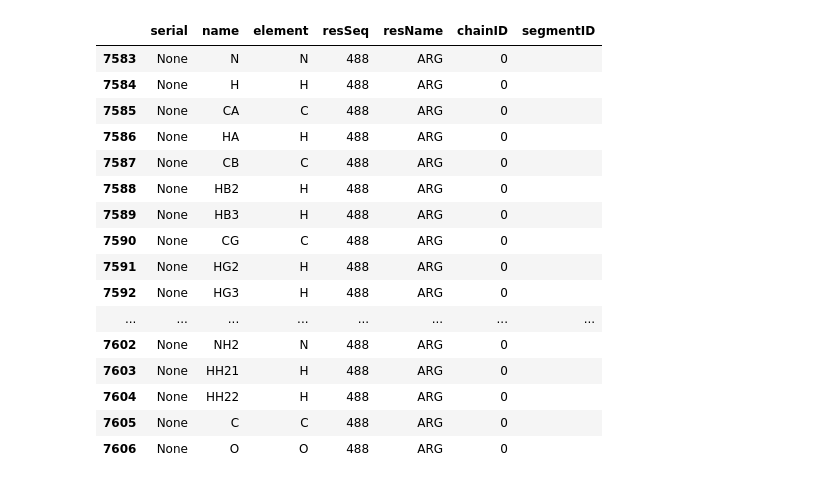
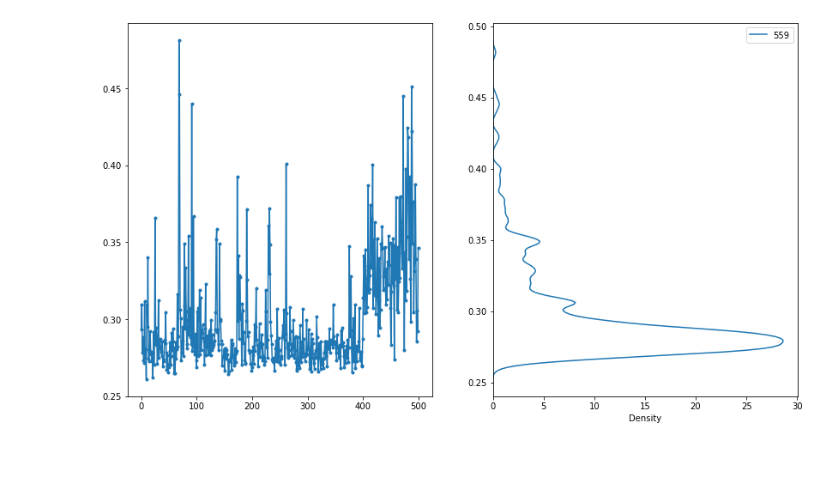
Before and after one commit to cmrg-lab/serca-atp-datp, a Jupyter notebook: simulation_structures/quick_analysis/Trajectory_domain_analysis.ipynb, the cells around one changed output. Cells and saved outputs as stored; diff of their text form; code cells hidden in the pictures; blank space fills up the shorter version.

```diff
--- a/simulation_structures/quick_analysis/Trajectory_domain_analysis.ipynb
+++ b/simulation_structures/quick_analysis/Trajectory_domain_analysis.ipynb
@@ -277,2 +339,9 @@ plt.plot(contact_human_dATP_dist[:,623])
+# %%
+def strongest_contacts(contact_distance, pair_list, start_average = 0.8, end_average = 1.0):
+    n_frames, n_contacts = contact_distance.shape
+    start_ind = int(start_average*n_frames)
+    end_ind = int(end_average*n_frames)
+    means_list = contact_distance[start_ind:end_ind,:].mean(axis = 0)
+    return means_list
 # %%
 contact_human_ATP_dist.mean(axis = 0)[5]
@@ -433,11 +349,0 @@ import itertools
-# %%
-contacts = list(itertools.product([993], np.arange(0,992)))
-
-
-contact_human_ATP_dist, pairs_original = md.compute_contacts(human_3W5A_ATP, contacts)
-contact_human_dATP_dist, pairs_original = md.compute_contacts(human_3W5A_dATP, contacts)
-# %%
-contacts = list(itertools.product([995], np.arange(0,994)))
-
-contact_original_ATP_dist, pairs_human = md.compute_contacts(original_3W5A_ATP, contacts)
-contact_original_dATP_dist, pairs_human = md.compute_contacts(original_3W5A_dATP, contacts)
@@ -446,10 +349,0 @@ def strongest_contacts(contact_distance, pair_list, start_average = 0.8, end_ave
-# %%
-# Sorting by closest to ATP only
-n = 10
-print("\nOriginal Closest {} ATP Pairs:".format(n))
-for i in range(n):
-    index = np.argsort(contact_original_ATP_dist[-1])[i]
-
-    resID = pairs[index][1]
-    print(original_3W5A_ATP.top.residue(resID))
-    print(contact_original_ATP_dist.mean(axis = 0)[index])
@@ -604,20 +350,11 @@ human_3W5A_ATP.top.residue(488)
-# %%
-DF[DF.resSeq == 488]
-# %% [output]
-|  | serial | name | element | resSeq | resName | chainID | segmentID |
-| 7583 | None | N | N | 488 | ARG | 0 |  |
-| 7584 | None | H | H | 488 | ARG | 0 |  |
-| 7585 | None | CA | C | 488 | ARG | 0 |  |
-| 7586 | None | HA | H | 488 | ARG | 0 |  |
-| 7587 | None | CB | C | 488 | ARG | 0 |  |
-| 7588 | None | HB2 | H | 488 | ARG | 0 |  |
-| 7589 | None | HB3 | H | 488 | ARG | 0 |  |
-| 7590 | None | CG | C | 488 | ARG | 0 |  |
-| 7591 | None | HG2 | H | 488 | ARG | 0 |  |
-| 7592 | None | HG3 | H | 488 | ARG | 0 |  |
-| ... | ... | ... | ... | ... | ... | ... | ... |
-| 7602 | None | NH2 | N | 488 | ARG | 0 |  |
-| 7603 | None | HH21 | H | 488 | ARG | 0 |  |
-| 7604 | None | HH22 | H | 488 | ARG | 0 |  |
-| 7605 | None | C | C | 488 | ARG | 0 |  |
-| 7606 | None | O | O | 488 | ARG | 0 |  |
+# %%
+indices = np.argsort(strongest_contacts(contact_original_ATP_dist, pairs_original, 0.5,1))
+fig, ax = plt.subplots(1,2,figsize = (14,8))
+for i in range(1):
+    ax[0].plot(contact_original_ATP_dist[:,indices[i]],'.-')
+    sns.kdeplot(y = contact_original_ATP_dist[:,indices[i]],
+                label = indices[i],
+               bw_adjust = 0.3)
+    ax[1].legend()
+# %% [output]
+[figure, added]
```
Also changed, not shown: parts of 33 cells of this notebook.
